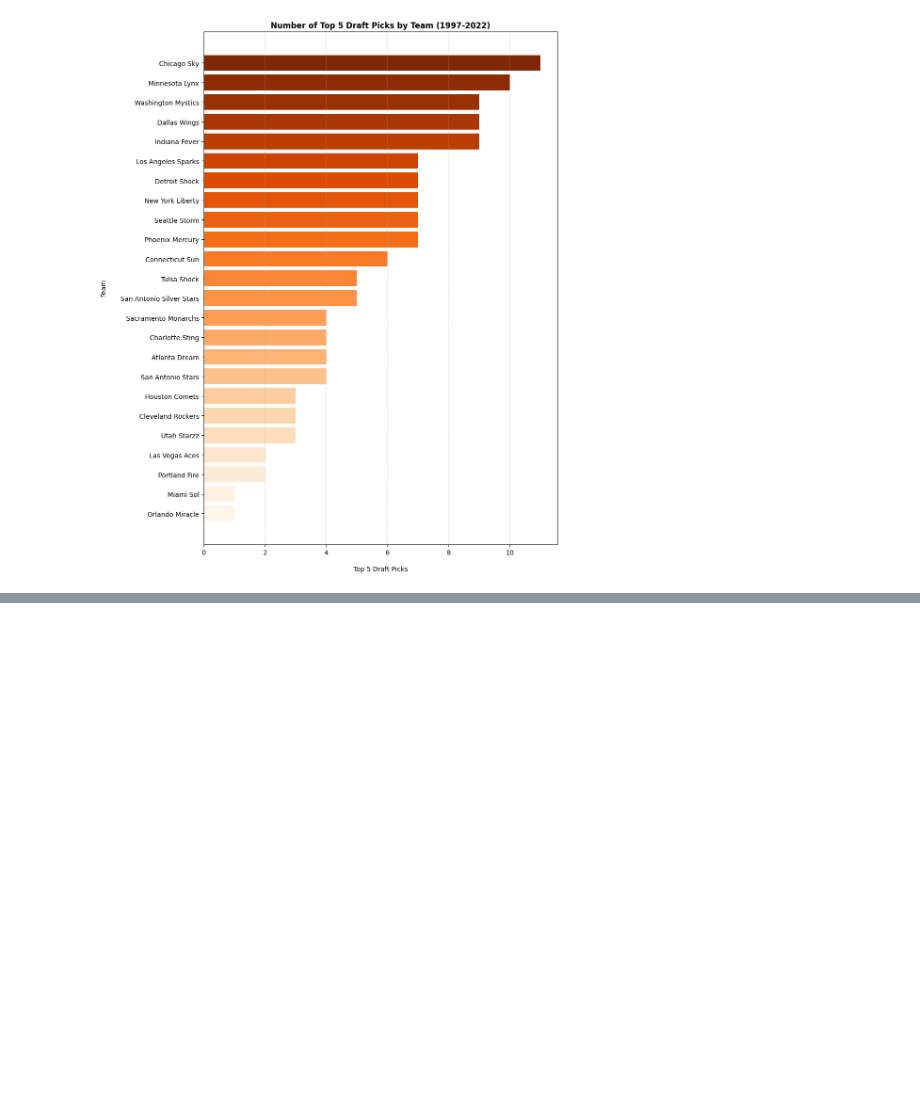
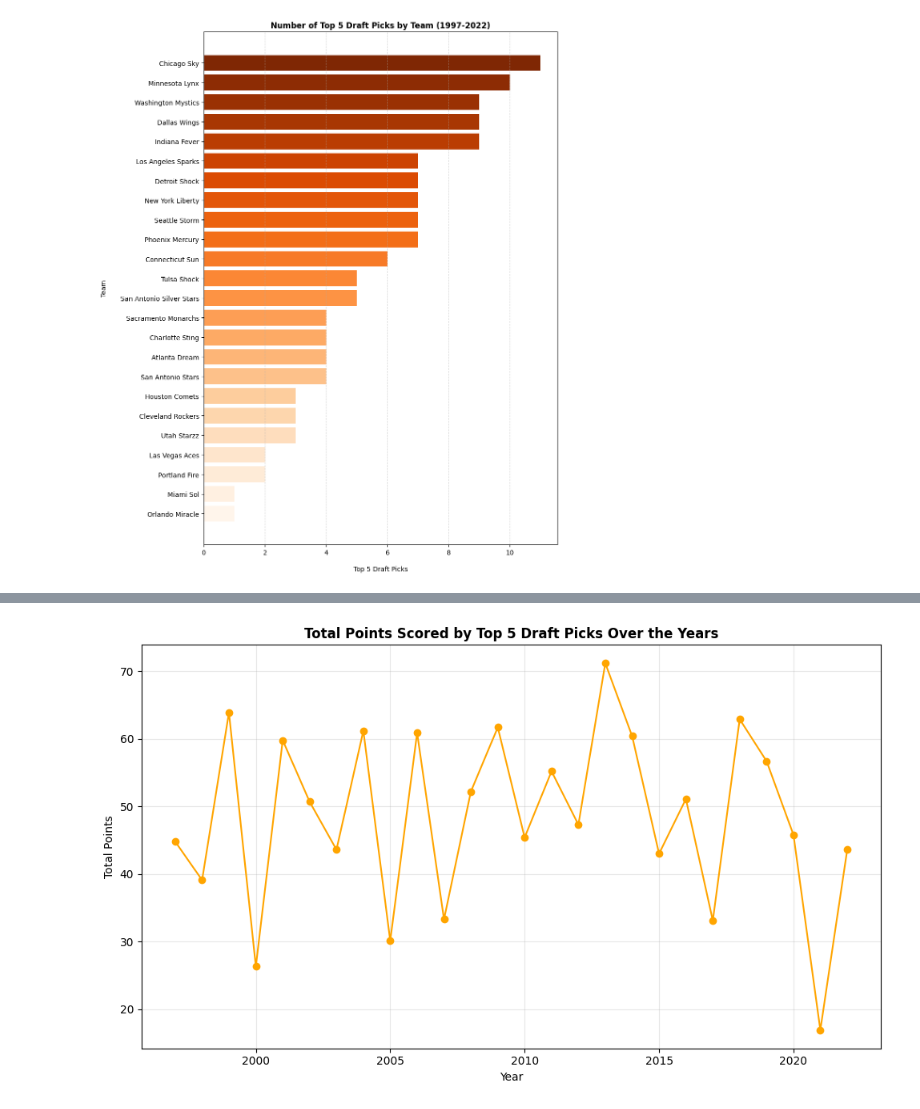
Before and after one commit to l-e13/wnba, a Jupyter notebook: wnba.ipynb, the cells around one changed output, grey strips where cells are left out. Saved outputs shown, nothing was run; the diff lists cells and outputs as text; code cells hidden in the pictures; blank space fills up the shorter version.

```diff
--- a/wnba.ipynb
+++ b/wnba.ipynb
@@ -153,0 +165,12 @@ plt.show()
+# %%
+total_points_per_year = top5_picks.groupby('year')['points'].sum()
+plt.figure(figsize=(10, 6))
+total_points_per_year.plot(kind='line', marker='o', color='orange')
+plt.title('Total Points Scored by Top 5 Draft Picks Over the Years', fontweight='bold')
+plt.xlabel('Year')
+plt.ylabel('Total Points')
+plt.grid(alpha=0.3)
+plt.tight_layout()
+plt.show()
+# %% [output]
+[figure, added]
```
Also changed, not shown: parts of 3 cells of this notebook.
